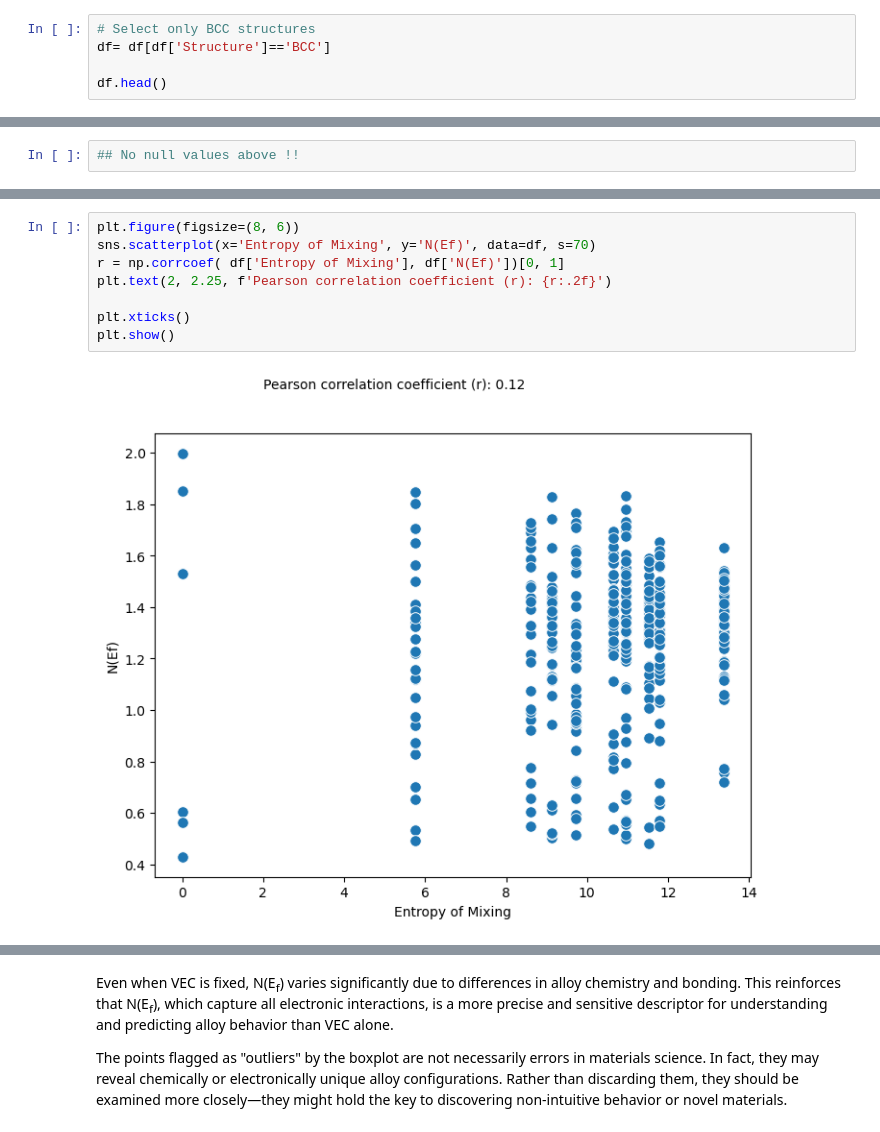
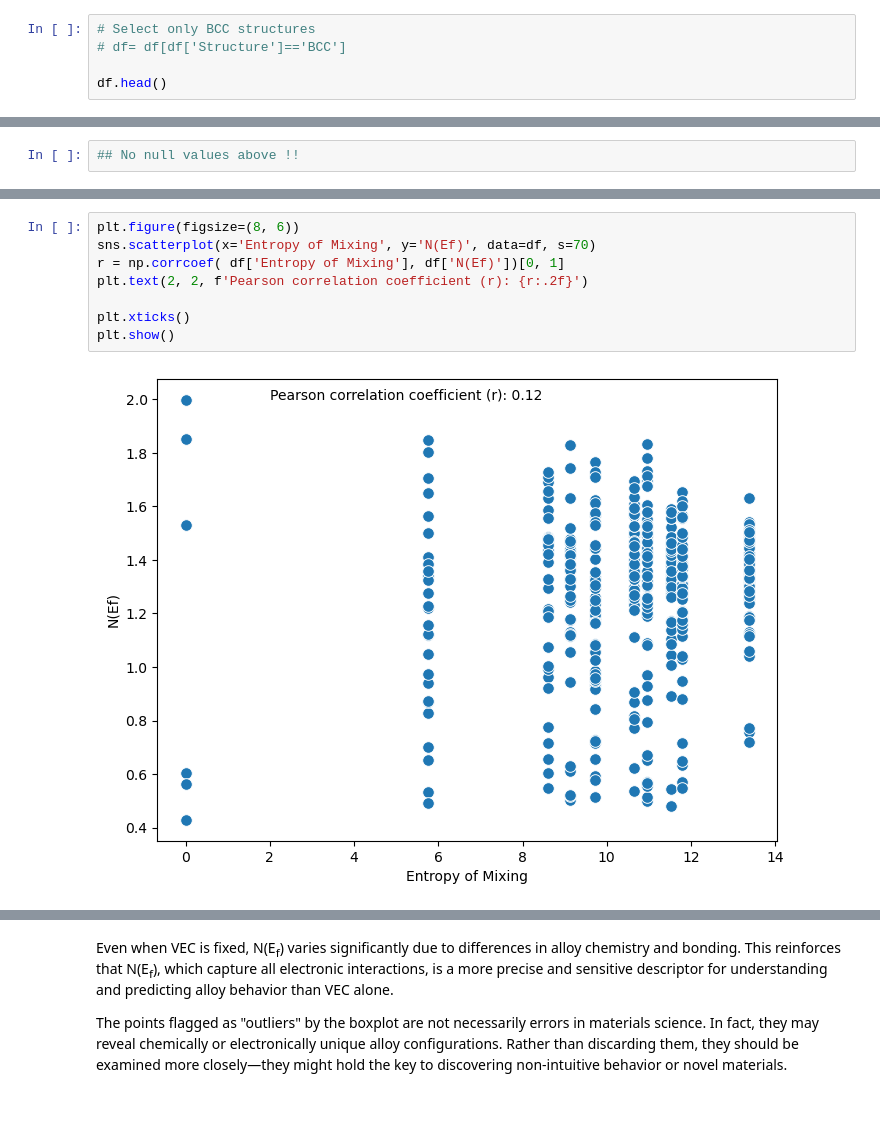
Before and after one commit to dppant/electronic-DOS-prediction, a Jupyter notebook: process-design-develop-model.ipynb, the cells around one changed output, grey strips where cells are left out. Cells and saved outputs as stored; diff of their text form.

```diff
--- a/process-design-develop-model.ipynb
+++ b/process-design-develop-model.ipynb
@@ -238,6 +448,6 @@ df.shape
 # %%
 # Select only BCC structures
-df= df[df['Structure']=='BCC']
+# df= df[df['Structure']=='BCC']
 
 df.head()
 # %% [output]
@@ -344,13 +585,13 @@ plt.show()
 # %%
 plt.figure(figsize=(8, 6))
 sns.scatterplot(x='Entropy of Mixing', y='N(Ef)', data=df, s=70)
 r = np.corrcoef( df['Entropy of Mixing'], df['N(Ef)'])[0, 1]
-plt.text(2, 2.25, f'Pearson correlation coefficient (r): {r:.2f}')
+plt.text(2, 2, f'Pearson correlation coefficient (r): {r:.2f}')
 
 plt.xticks()
 plt.show()
 # %% [output]
-[figure, old version]
+[figure, new version]
 # %%
 plt.figure(figsize=(12, 8))
 sns.boxplot(x='VEC', y='N(Ef)', data=df)
```
Also changed, not shown: parts of 59 cells of this notebook, 6 other files.
